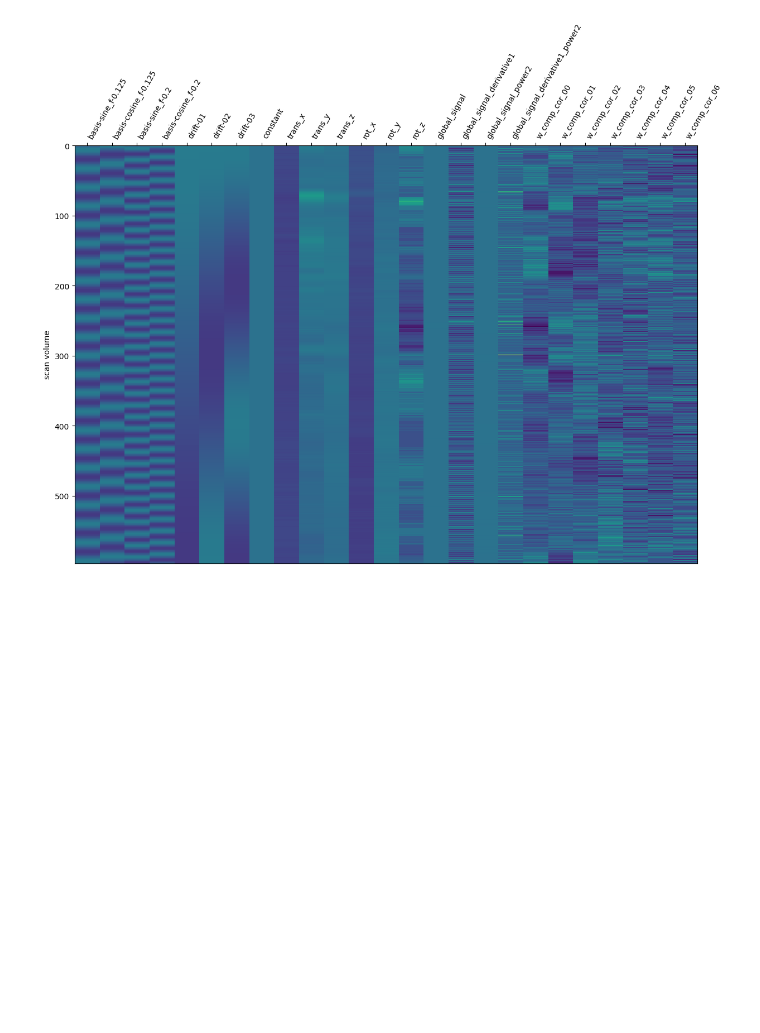
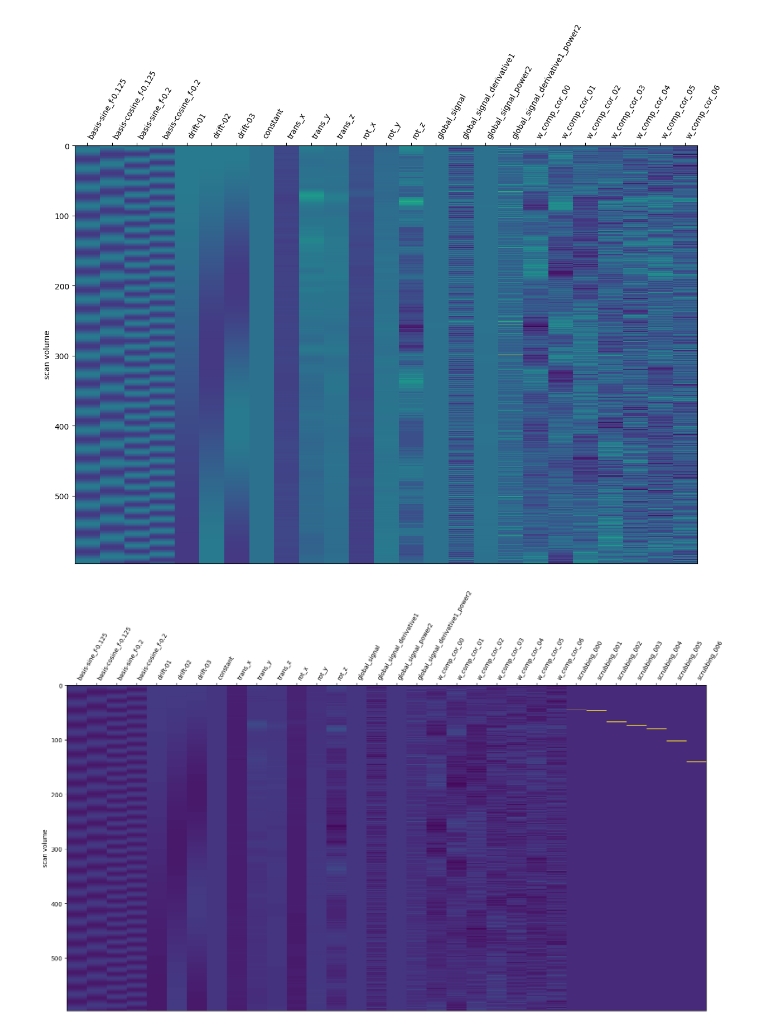
Before and after one commit to gnngo4/fastfmri_toolbox, a Jupyter notebook: notebooks/General/GLM - Design matrices.ipynb, the cells around one changed output. Saved outputs shown, nothing was run; the diff lists cells and outputs as text; code cells hidden in the pictures; blank space fills up the shorter version.

Commit message:
add ScrubbingRegressors design matrix class

```diff
--- a/notebooks/General/GLM - Design matrices.ipynb
+++ b/notebooks/General/GLM - Design matrices.ipynb
@@ -88,6 +88,12 @@ dm.add_regressor(CompCorRegressors(dm.get_time_indices(time_window), regressor_t
 dm.plot_design_matrix(figsize=(dm.build_design_matrix().shape[-1]/2,10))
 # %% [output]
 [figure]
+# %%
+from fastfmri_toolbox.modelling.design_matrix import ScrubbingRegressors
+dm.add_regressor(ScrubbingRegressors(dm.get_time_indices(time_window), movement_param='FD', movement_threshold=.05))
+dm.plot_design_matrix(figsize=(dm.build_design_matrix().shape[-1]/2,10))
+# %% [output]
+[figure, added]
 # %%
 dm.build_design_matrix()
 # %% [output]
```
Also changed, not shown: parts of 1 cell of this notebook, 1 other file.
